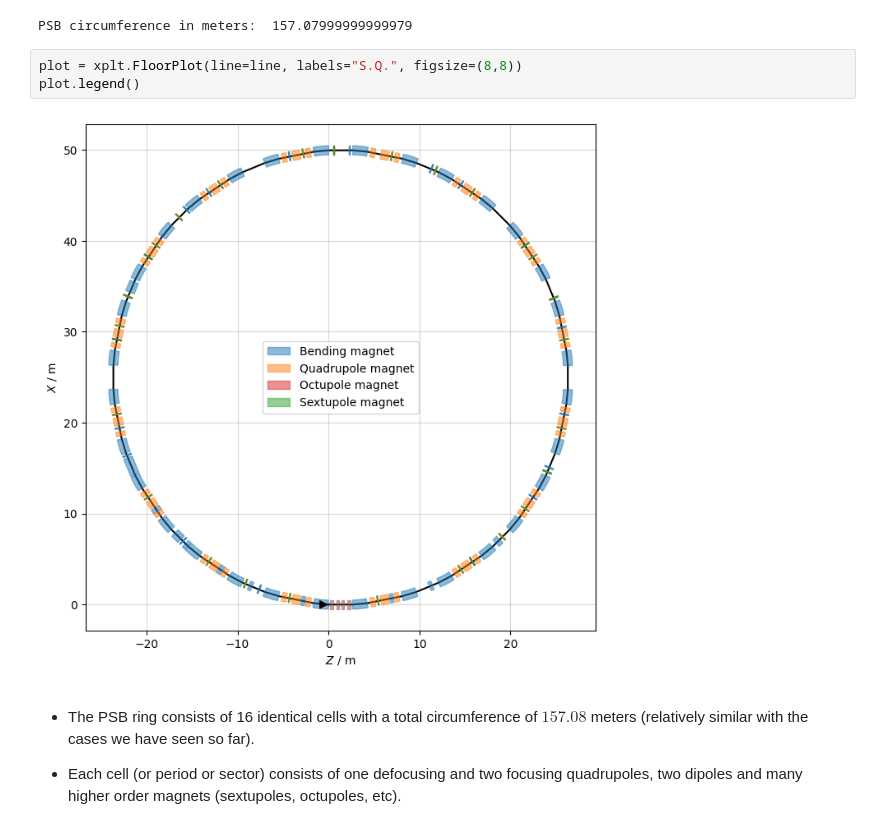
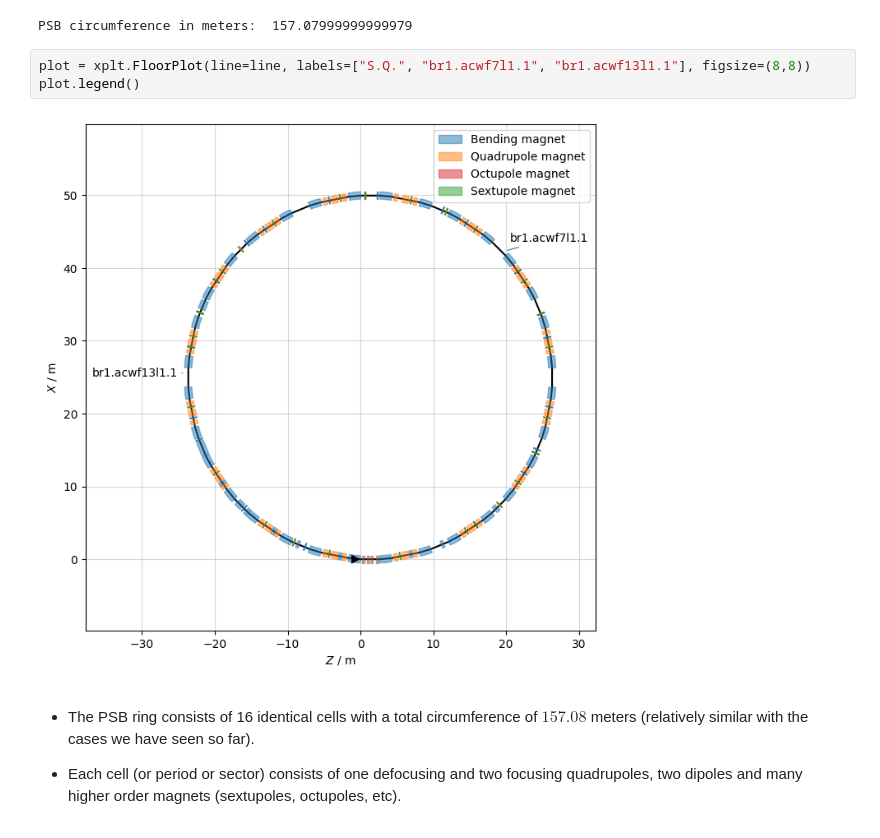
Before and after one commit to tprebiba/auth-accelerator-physics-xsuite, a Jupyter notebook: 3_PSB_Xsuite_tracking.ipynb, the cells around one changed output. Cells and saved outputs as stored; diff of their text form.

```diff
--- a/3_PSB_Xsuite_tracking.ipynb
+++ b/3_PSB_Xsuite_tracking.ipynb
@@ -89,10 +87,10 @@ print('PSB circumference in meters: ', line.get_length())
 # %% [output]
 PSB circumference in meters:  157.07999999999979
 # %%
-plot = xplt.FloorPlot(line=line, labels="S.Q.", figsize=(8,8))
+plot = xplt.FloorPlot(line=line, labels=["S.Q.", "br1.acwf7l1.1", "br1.acwf13l1.1"], figsize=(8,8))
 plot.legend()
 # %% [output]
-[figure, old version]
+[figure, new version]
 # %% [markdown]
 - The PSB ring consists of 16 identical cells with a total circumference of $157.08$ meters (relatively similar with the cases we have seen so far).
 
```
Also changed, not shown: parts of 33 cells of this notebook, 2 other files.
